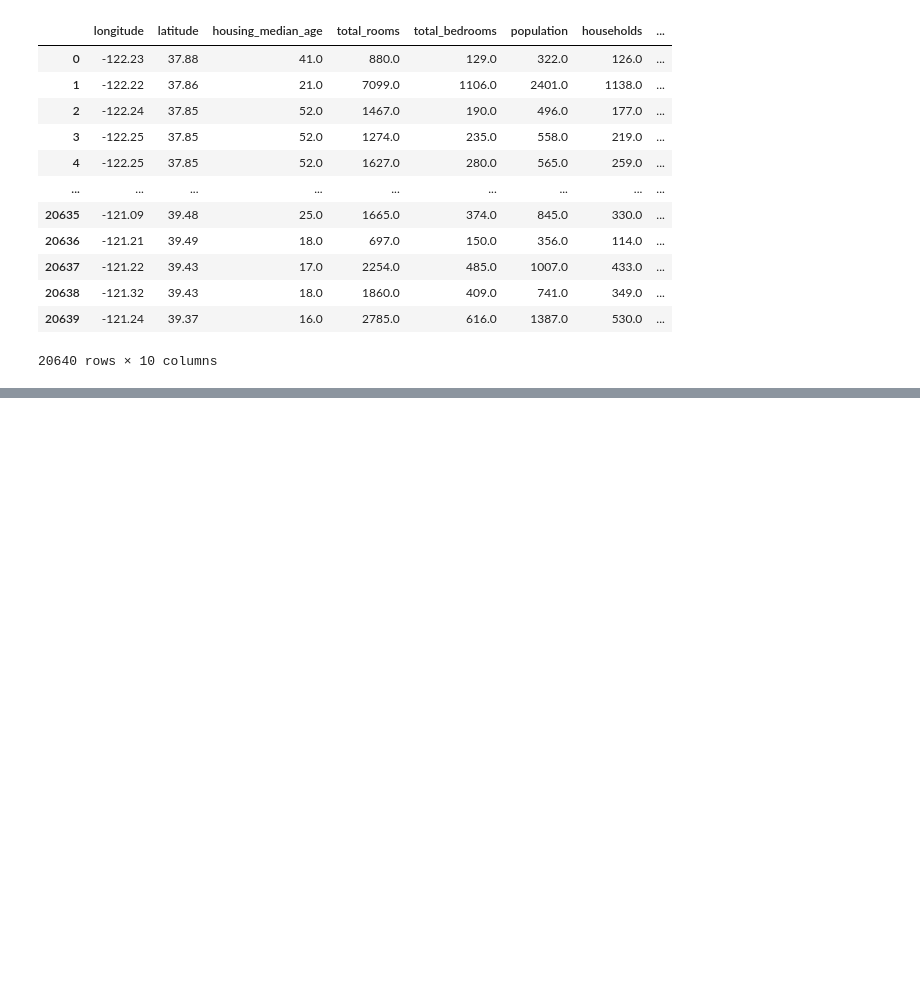
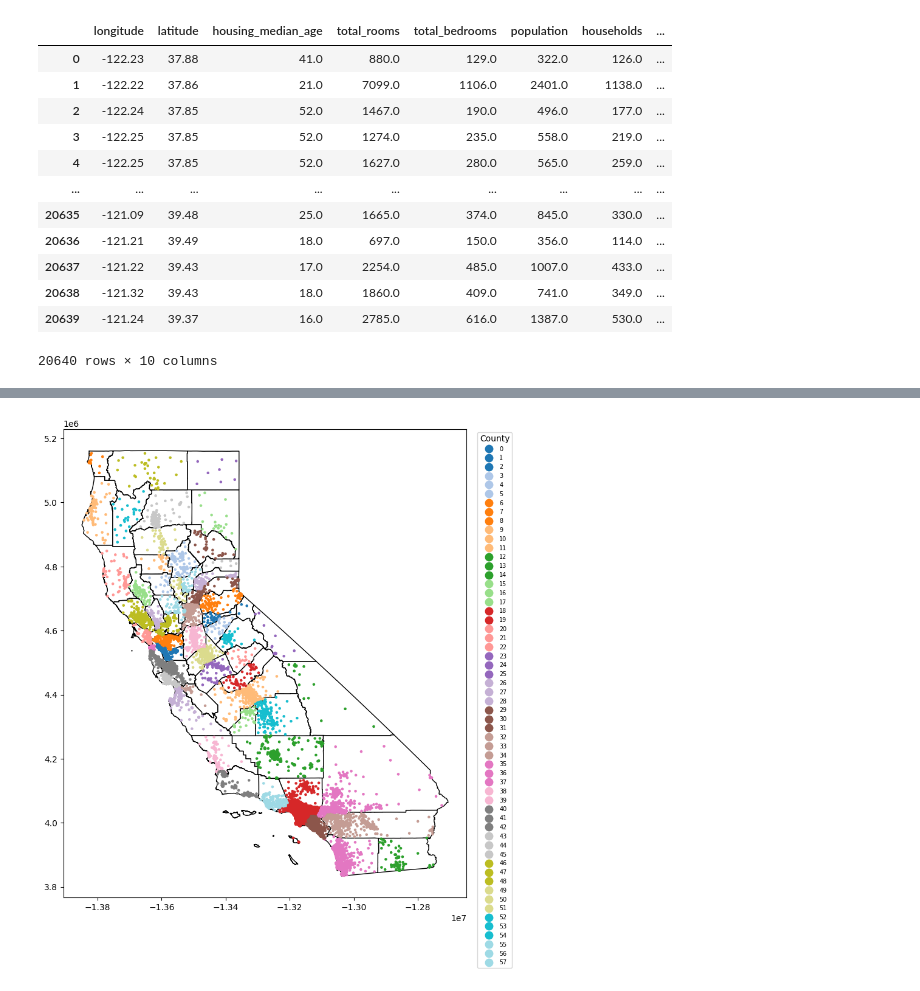
Before and after one commit to Sheifc/AI-league-42-Malaga, a Jupyter notebook: Lineal_Regression/Example_group/Doc.ipynb, the cells around one changed output, grey strips where cells are left out. Cells and saved outputs as stored; diff of their text form; code cells hidden in the pictures; blank space fills up the shorter version.

Commit message:
Documentacion actualizada, estoy realizando pruebas para encontrar los datos mas utiles para la prediccion

```diff
--- a/Lineal_Regression/Example_group/Doc.ipynb
+++ b/Lineal_Regression/Example_group/Doc.ipynb
@@ -46,0 +25,10 @@ california
+# %%
+
+# Cargar el shapefile en un GeoDataFrame
+california = gpd.read_file("California_Counties.shp")
+
+# Verificar el CRS de california y asignar si es necesario
+if california.crs is None:
+    california.set_crs("EPSG:3857", inplace=True)  # Asumiendo que el shapefile está en un CRS proyectado (e.g., Web Mercator)
+
+california
@@ -46,0 +53,13 @@ california
+# %%
+# Convertir las coordenadas de latitud y longitud en geometrías Point
+data['geometry'] = data.apply(lambda row: Point(row['longitude'], row['latitude']), axis=1)
+data_geo = gpd.GeoDataFrame(data, geometry='geometry')
+
+# Verificar el CRS de data_geo y asignar si es necesario
+if data_geo.crs is None:
+    data_geo.set_crs("EPSG:4326", inplace=True)  # Asumiendo que los puntos están en WGS84
+
+# Transformar CRS de data_geo para que coincida con california
+data_geo = data_geo.to_crs(california.crs)
+
+data_geo
@@ -46,0 +80,5 @@ california
+# %%
+# Realizar la unión espacial
+data_joined = gpd.sjoin(data_geo, california, how="inner", predicate="within")
+
+data_joined
@@ -46,0 +99,18 @@ california
+# %%
+# Plotear los datos
+# Asignar colores según index_right utilizando una paleta de colores de Matplotlib
+num_categories = len(data_joined['index_right'].unique())
+cmap = plt.get_cmap('tab20', num_categories)  # Paleta de colores con suficientes categorías
+
+# Plotear los datos
+fig, ax = plt.subplots(figsize=(10, 10))
+
+# Plotear el shapefile de California
+california.plot(ax=ax, color='white', edgecolor='black')
+
+# Plotear los puntos de data_joined con colores según index_right
+data_joined.plot(ax=ax, column='index_right', categorical=True, legend=True, cmap=cmap, markersize=5, legend_kwds={'title': 'County', 'fontsize': 'x-small', 'bbox_to_anchor': (1.02, 1)})
+
+plt.show()
+# %% [output]
+[figure, added]
```
Also changed, not shown: parts of 7 cells of this notebook.
